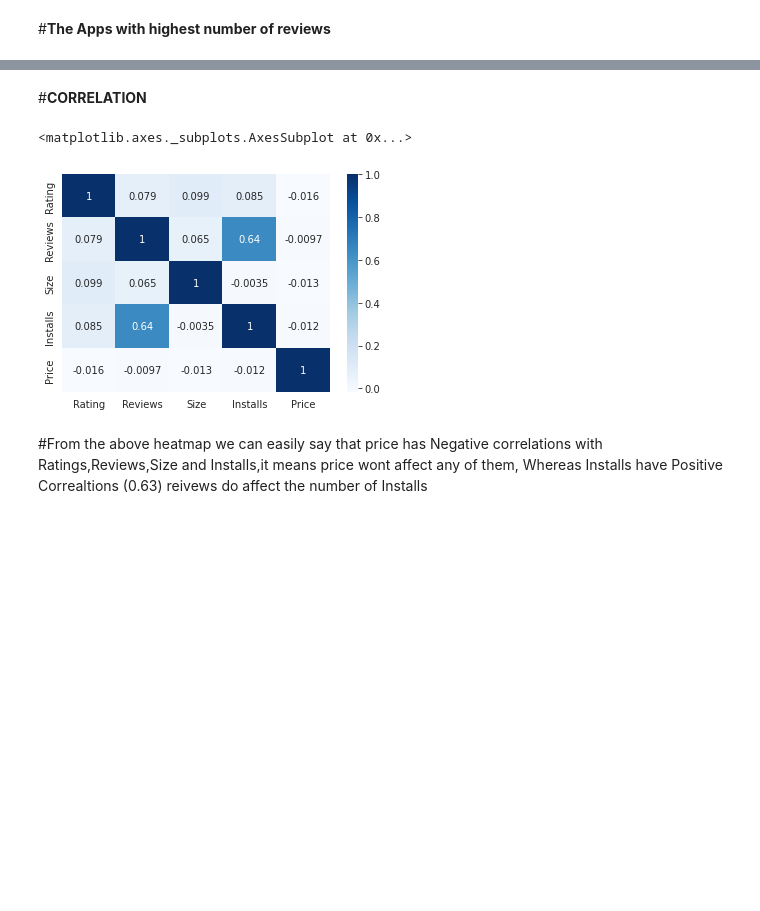
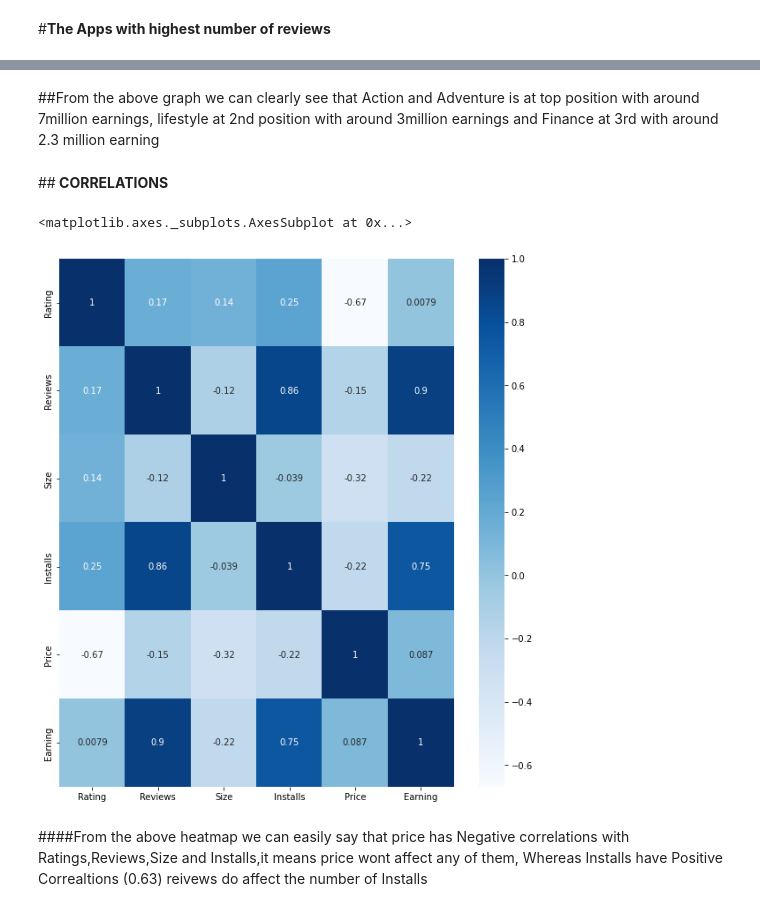
Before and after one commit to MANISH-KUMAR-CODES/Playstore-analysis-capstone-project-1, a Jupyter notebook: Play_Store_App_Review_Analysis_Capstone_Project.ipynb, the cells around one changed output, grey strips where cells are left out. Saved outputs shown, nothing was run; the diff lists cells and outputs as text; code cells hidden in the pictures; blank space fills up the shorter version.

```diff
--- a/Play_Store_App_Review_Analysis_Capstone_Project.ipynb
+++ b/Play_Store_App_Review_Analysis_Capstone_Project.ipynb
@@ -459,5 +459,3 @@ array(['0', '$4.99', '$3.99', '$6.99', '$1.49', '$2.99', '$7.99', '$5.99',
        '$3.04', '$4.29', '$2.60', '$3.28', '$4.60', '$28.99', '$2.95',
        '$2.90', '$1.97', '$200.00', '$89.99', '$2.56', '$30.99', '$3.61',
        '$394.99', '$1.26', '$1.20', '$1.04'], dtype=object)
-# %%
-df1['Price'] = df1['Price'].astype(float)
@@ -546,10 +540,3 @@ Let’s begin by importing matplotlib.pyplot and seaborn , and at the same time
-# %%
-#Importing the libraries
-import seaborn as sns
-import matplotlib
-import matplotlib.pyplot as plt
-%matplotlib inline
-sns.set_style('darkgrid')
 # %% [markdown]
 ##<B> Top categories on Google Playstore
 # %%
@@ -758,0 +779,5 @@ rev_app.head(20)
+# %%
+#Making a new column earning  and adding it to our dataframe
+df1['Earning'] = df1['Price']*df1['Installs']
+df1 = df1.sort_values(by = 'Earning',ascending = False).head(55)
+df1
@@ -759,10 +818,13 @@ rev_app.head(20)
+# %% [markdown]
+##From the above graph we can clearly see that Action and Adventure is at top position with around 7million earnings, lifestyle at 2nd position with around 3million earnings and Finance at 3rd with around  2.3 million earning
 # %% [markdown]
-#<B>**CORRELATION**
+##<B> CORRELATIONS
 # %%
 #Drawing correlations through Heatmap
+plt.figure(figsize=(10,11))
 sns.heatmap(df1.corr(),cmap= 'Blues',annot= True)
 # %% [output]
 <matplotlib.axes._subplots.AxesSubplot at 0x...>
-[figure, old version]
+[figure, new version]
 # %% [markdown]
-#From the above heatmap we can easily say that price has Negative correlations with Ratings,Reviews,Size and Installs,it means price wont affect any of them, Whereas Installs have Positive Correaltions (0.63) reivews do affect the number of Installs
+####From the above heatmap we can easily say that price has Negative correlations with Ratings,Reviews,Size and Installs,it means price wont affect any of them, Whereas Installs have Positive Correaltions (0.63) reivews do affect the number of Installs
```
Also changed, not shown: parts of 30 cells of this notebook.
